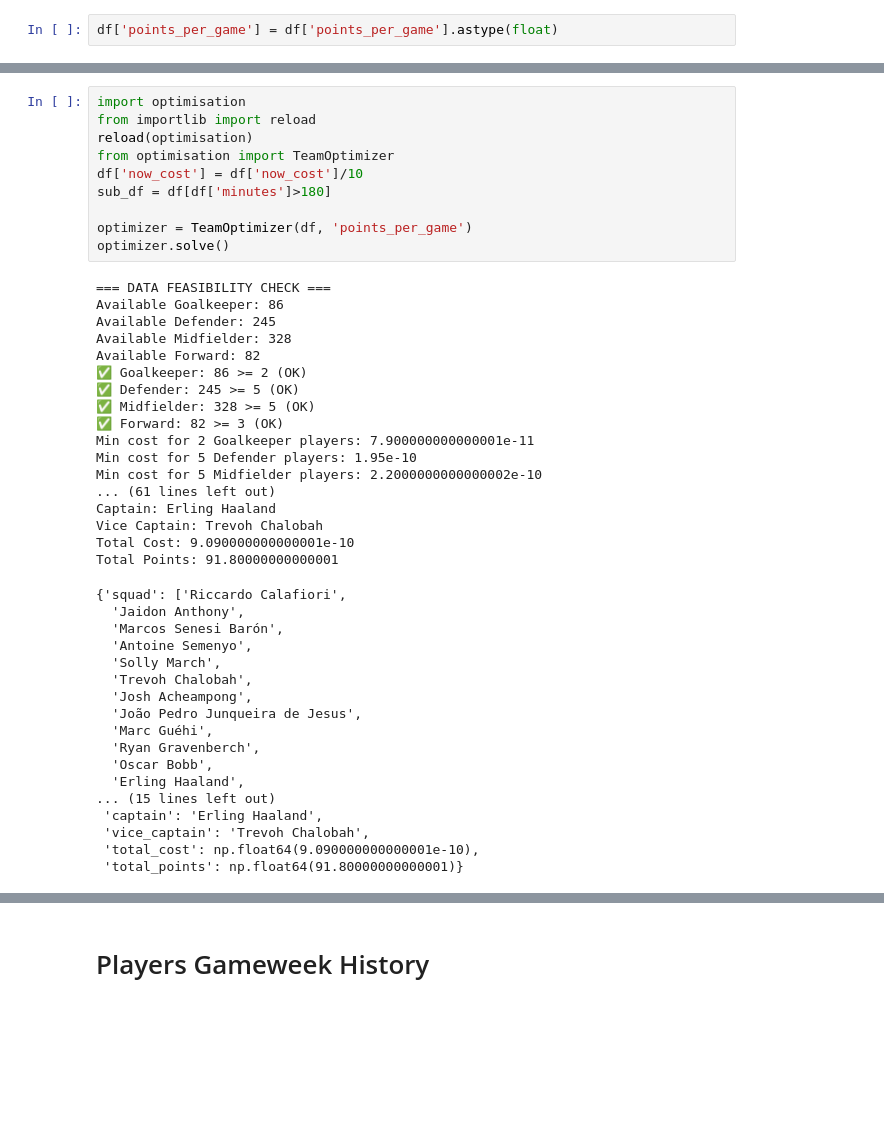
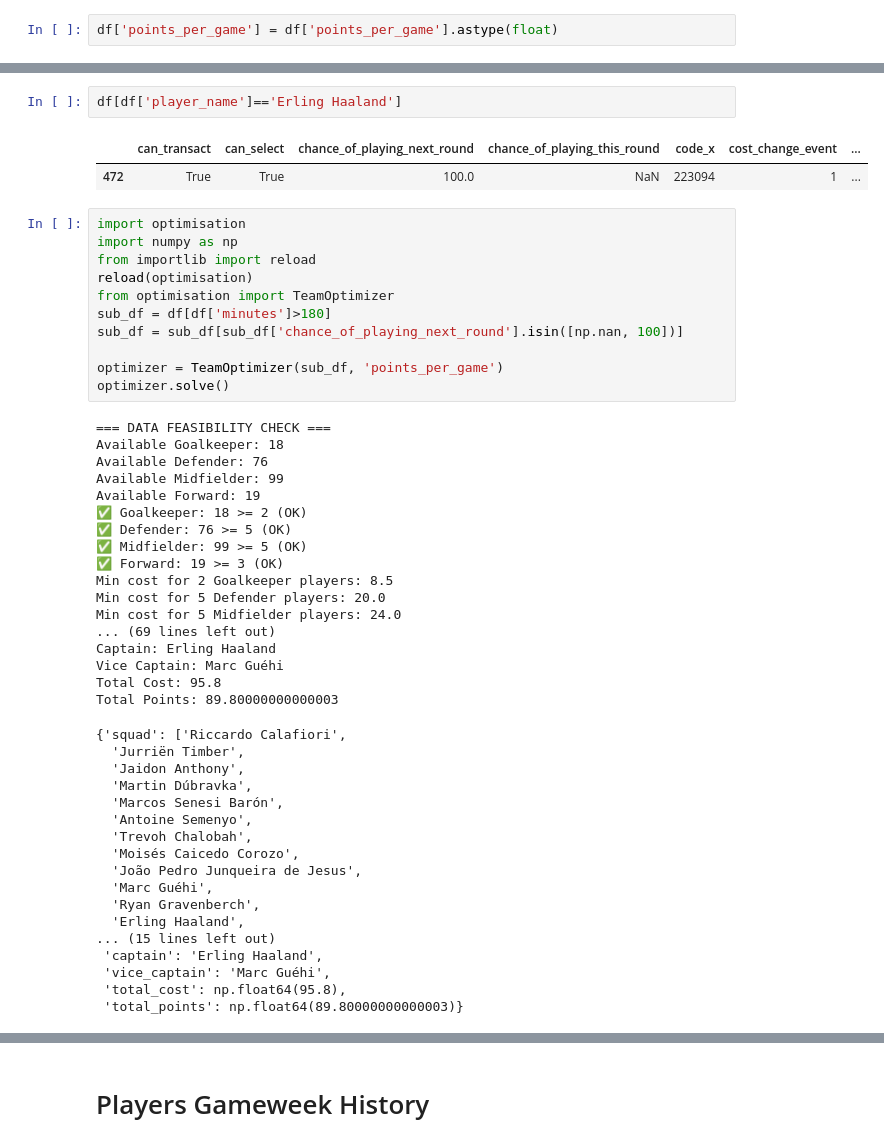
Before and after one commit to emolloy123/FPL-Modelling, a Jupyter notebook: fpl-modelling/notebooks/tutorial.ipynb, the cells around one changed output, grey strips where cells are left out. Cells and saved outputs as stored; diff of their text form; blank space fills up the shorter version.

```diff
--- a/fpl-modelling/notebooks/tutorial.ipynb
+++ b/fpl-modelling/notebooks/tutorial.ipynb
@@ -141,45 +191,51 @@ sub_df.sort_values(by='points_per_game', ascending=False)[['player_name', 'point
+# %%
+df[df['player_name']=='Erling Haaland']
+# %% [output]
+|  | can_transact | can_select | chance_of_playing_next_round | chance_of_playing_this_round | code_x | cost_change_event | ... |
+| 472 | True | True | 100.0 | NaN | 223094 | 1 | ... |
 # %%
 import optimisation
+import numpy as np
 from importlib import reload
 reload(optimisation)
 from optimisation import TeamOptimizer
-df['now_cost'] = df['now_cost']/10
 sub_df = df[df['minutes']>180]
+sub_df = sub_df[sub_df['chance_of_playing_next_round'].isin([np.nan, 100])]
 
-optimizer = TeamOptimizer(df, 'points_per_game')
+optimizer = TeamOptimizer(sub_df, 'points_per_game')
 optimizer.solve()
 # %% [output]
 === DATA FEASIBILITY CHECK ===
-Available Goalkeeper: 86
-Available Defender: 245
-Available Midfielder: 328
-Available Forward: 82
-✅ Goalkeeper: 86 >= 2 (OK)
-✅ Defender: 245 >= 5 (OK)
-✅ Midfielder: 328 >= 5 (OK)
-✅ Forward: 82 >= 3 (OK)
-Min cost for 2 Goalkeeper players: 7.900000000000001e-11
-Min cost for 5 Defender players: 1.95e-10
-Min cost for 5 Midfielder players: 2.2000000000000002e-10
-... (61 lines left out)
+Available Goalkeeper: 18
+Available Defender: 76
+Available Midfielder: 99
+Available Forward: 19
+✅ Goalkeeper: 18 >= 2 (OK)
+✅ Defender: 76 >= 5 (OK)
+✅ Midfielder: 99 >= 5 (OK)
+✅ Forward: 19 >= 3 (OK)
+Min cost for 2 Goalkeeper players: 8.5
+Min cost for 5 Defender players: 20.0
+Min cost for 5 Midfielder players: 24.0
+... (69 lines left out)
 Captain: Erling Haaland
-Vice Captain: Trevoh Chalobah
-Total Cost: 9.090000000000001e-10
-Total Points: 91.80000000000001
+Vice Captain: Marc Guéhi
+Total Cost: 95.8
+Total Points: 89.80000000000003
 {'squad': ['Riccardo Calafiori',
+  'Jurriën Timber',
   'Jaidon Anthony',
+  'Martin Dúbravka',
   'Marcos Senesi Barón',
   'Antoine Semenyo',
-  'Solly March',
   'Trevoh Chalobah',
-  'Josh Acheampong',
+  'Moisés Caicedo Corozo',
   'João Pedro Junqueira de Jesus',
   'Marc Guéhi',
   'Ryan Gravenberch',
-  'Oscar Bobb',
   'Erling Haaland',
 ... (15 lines left out)
  'captain': 'Erling Haaland',
- 'vice_captain': 'Trevoh Chalobah',
- 'total_cost': np.float64(9.090000000000001e-10),
- 'total_points': np.float64(91.80000000000001)}
+ 'vice_captain': 'Marc Guéhi',
+ 'total_cost': np.float64(95.8),
+ 'total_points': np.float64(89.80000000000003)}
```
Also changed, not shown: parts of 8 cells of this notebook, 17 other files.
